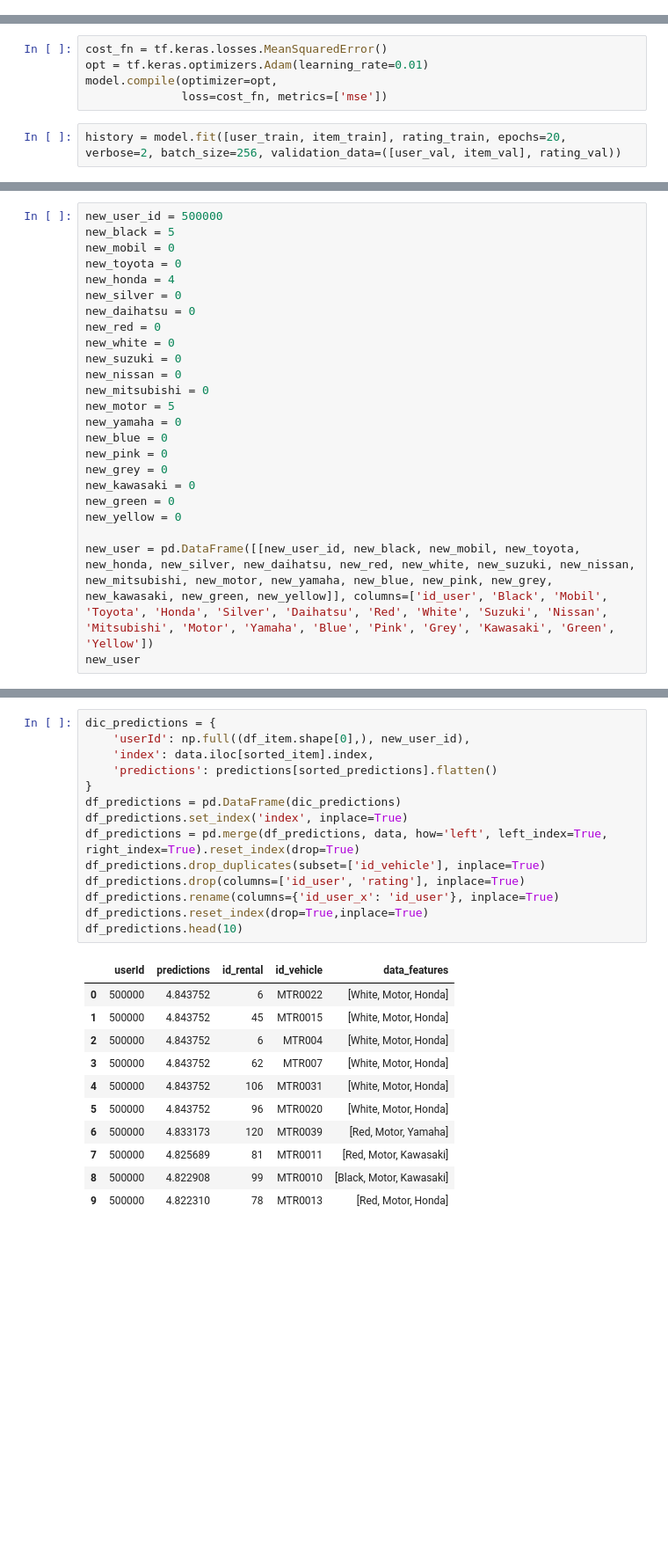
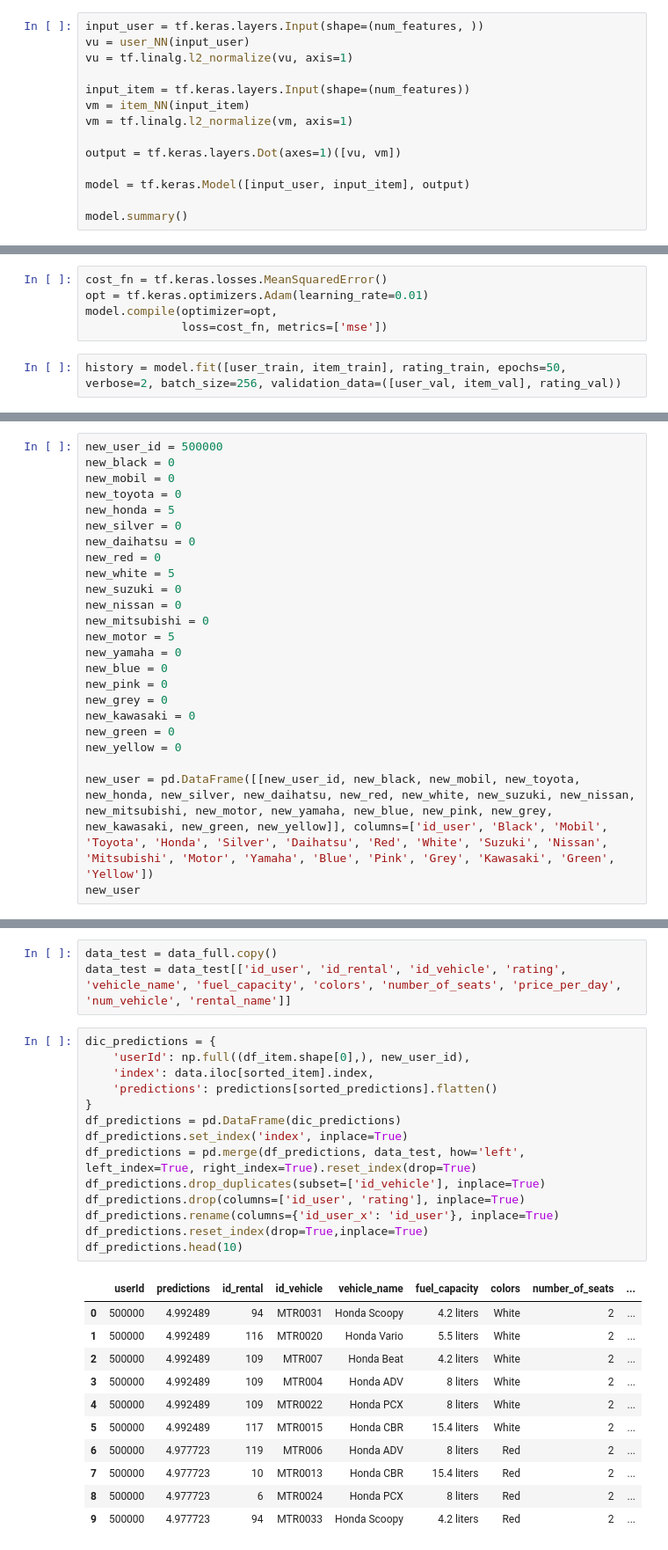
Before and after one commit to Capstone-Rental-Marketplace/SewaIn, a Jupyter notebook: Model/model_build.ipynb, the cells around one changed output, grey strips where cells are left out. Shown at 88% size. Cells and saved outputs as stored; diff of their text form; blank space fills up the shorter version.

```diff
--- a/Model/model_build.ipynb
+++ b/Model/model_build.ipynb
@@ -468,2 +483,16 @@ Trainable params: 84288 (329.25 KB)
 Non-trainable params: 0 (0.00 Byte)
 __________________________________________________________________________________________________
+# %%
+input_user = tf.keras.layers.Input(shape=(num_features, ))
+vu = user_NN(input_user)
+vu = tf.linalg.l2_normalize(vu, axis=1)
+
+input_item = tf.keras.layers.Input(shape=(num_features))
+vm = item_NN(input_item)
+vm = tf.linalg.l2_normalize(vm, axis=1)
+
+output = tf.keras.layers.Dot(axes=1)([vu, vm])
+
+model = tf.keras.Model([input_user, input_item], output)
+
+model.summary()
@@ -473,5 +523,5 @@ opt = tf.keras.optimizers.Adam(learning_rate=0.01)
 model.compile(optimizer=opt,
               loss=cost_fn, metrics=['mse'])
 # %%
-history = model.fit([user_train, item_train], rating_train, epochs=20, verbose=2, batch_size=256, validation_data=([user_val, item_val], rating_val))
+history = model.fit([user_train, item_train], rating_train, epochs=50, verbose=2, batch_size=256, validation_data=([user_val, item_val], rating_val))
 # %% [output]
@@ -495,13 +548,13 @@ Epoch 20/20
 # %%
 new_user_id = 500000
-new_black = 5
+new_black = 0
 new_mobil = 0
 new_toyota = 0
-new_honda = 4
+new_honda = 5
 new_silver = 0
 new_daihatsu = 0
 new_red = 0
-new_white = 0
+new_white = 5
 new_suzuki = 0
 new_nissan = 0
 new_mitsubishi = 0
@@ -540,26 +596,29 @@ array([10680,  9981, 12278, ...,  5018,  5107,  7852])
+# %%
+data_test = data_full.copy()
+data_test = data_test[['id_user', 'id_rental', 'id_vehicle', 'rating', 'vehicle_name', 'fuel_capacity', 'colors', 'number_of_seats', 'price_per_day', 'num_vehicle', 'rental_name']]
 # %%
 dic_predictions = {
     'userId': np.full((df_item.shape[0],), new_user_id),
     'index': data.iloc[sorted_item].index,
     'predictions': predictions[sorted_predictions].flatten()
 }
 df_predictions = pd.DataFrame(dic_predictions)
 df_predictions.set_index('index', inplace=True)
-df_predictions = pd.merge(df_predictions, data, how='left', left_index=True, right_index=True).reset_index(drop=True)
+df_predictions = pd.merge(df_predictions, data_test, how='left', left_index=True, right_index=True).reset_index(drop=True)
 df_predictions.drop_duplicates(subset=['id_vehicle'], inplace=True)
 df_predictions.drop(columns=['id_user', 'rating'], inplace=True)
 df_predictions.rename(columns={'id_user_x': 'id_user'}, inplace=True)
 df_predictions.reset_index(drop=True,inplace=True)
 df_predictions.head(10)
 # %% [output]
-|  | userId | predictions | id_rental | id_vehicle | data_features |
-| 0 | 500000 | 4.843752 | 6 | MTR0022 | [White, Motor, Honda] |
-| 1 | 500000 | 4.843752 | 45 | MTR0015 | [White, Motor, Honda] |
-| 2 | 500000 | 4.843752 | 6 | MTR004 | [White, Motor, Honda] |
-| 3 | 500000 | 4.843752 | 62 | MTR007 | [White, Motor, Honda] |
-| 4 | 500000 | 4.843752 | 106 | MTR0031 | [White, Motor, Honda] |
-| 5 | 500000 | 4.843752 | 96 | MTR0020 | [White, Motor, Honda] |
-| 6 | 500000 | 4.833173 | 120 | MTR0039 | [Red, Motor, Yamaha] |
-| 7 | 500000 | 4.825689 | 81 | MTR0011 | [Red, Motor, Kawasaki] |
-| 8 | 500000 | 4.822908 | 99 | MTR0010 | [Black, Motor, Kawasaki] |
-| 9 | 500000 | 4.822310 | 78 | MTR0013 | [Red, Motor, Honda] |
+|  | userId | predictions | id_rental | id_vehicle | vehicle_name | fuel_capacity | colors | number_of_seats | ... |
+| 0 | 500000 | 4.992489 | 94 | MTR0031 | Honda Scoopy | 4.2 liters | White | 2 | ... |
+| 1 | 500000 | 4.992489 | 116 | MTR0020 | Honda Vario | 5.5 liters | White | 2 | ... |
+| 2 | 500000 | 4.992489 | 109 | MTR007 | Honda Beat | 4.2 liters | White | 2 | ... |
+| 3 | 500000 | 4.992489 | 109 | MTR004 | Honda ADV | 8 liters | White | 2 | ... |
+| 4 | 500000 | 4.992489 | 109 | MTR0022 | Honda PCX | 8 liters | White | 2 | ... |
+| 5 | 500000 | 4.992489 | 117 | MTR0015 | Honda CBR | 15.4 liters | White | 2 | ... |
+| 6 | 500000 | 4.977723 | 119 | MTR006 | Honda ADV | 8 liters | Red | 2 | ... |
+| 7 | 500000 | 4.977723 | 10 | MTR0013 | Honda CBR | 15.4 liters | Red | 2 | ... |
+| 8 | 500000 | 4.977723 | 6 | MTR0024 | Honda PCX | 8 liters | Red | 2 | ... |
+| 9 | 500000 | 4.977723 | 94 | MTR0033 | Honda Scoopy | 4.2 liters | Red | 2 | ... |
```
Also changed, not shown: parts of 57 cells of this notebook.
